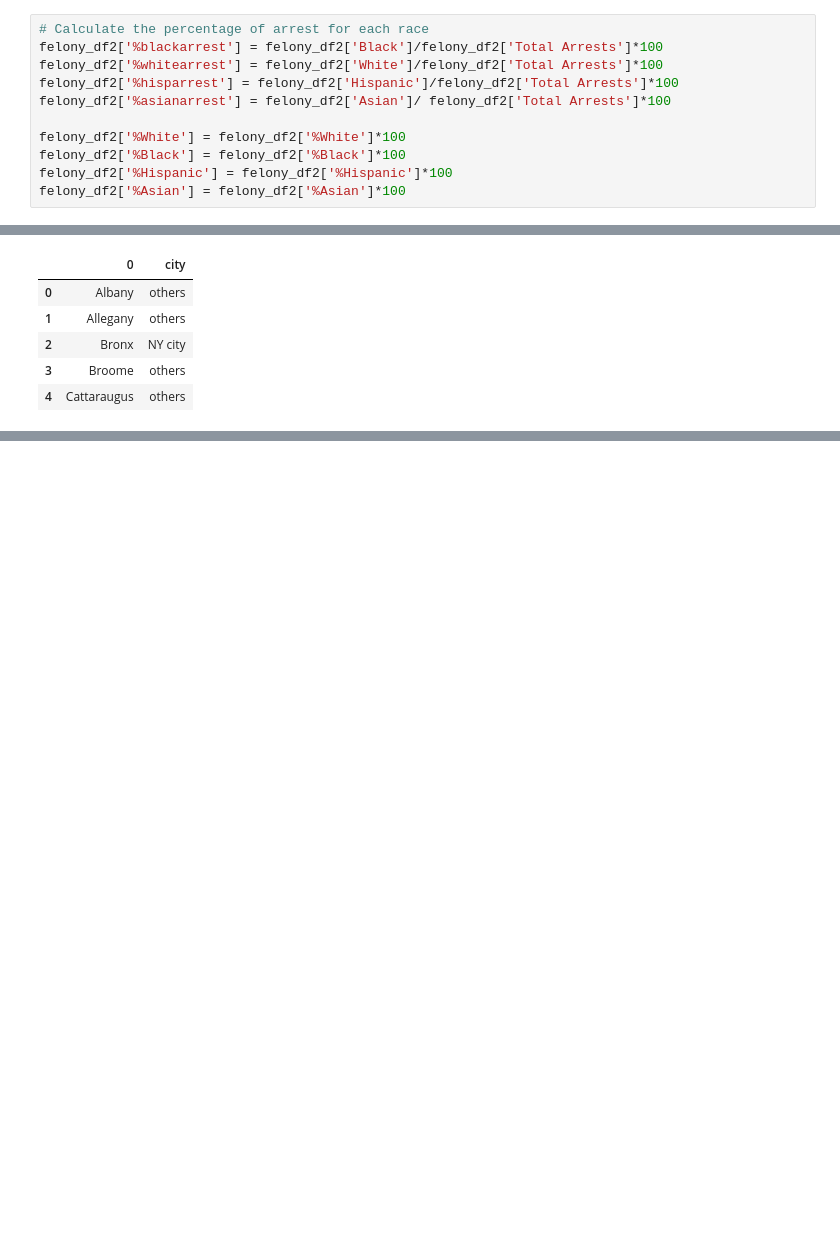
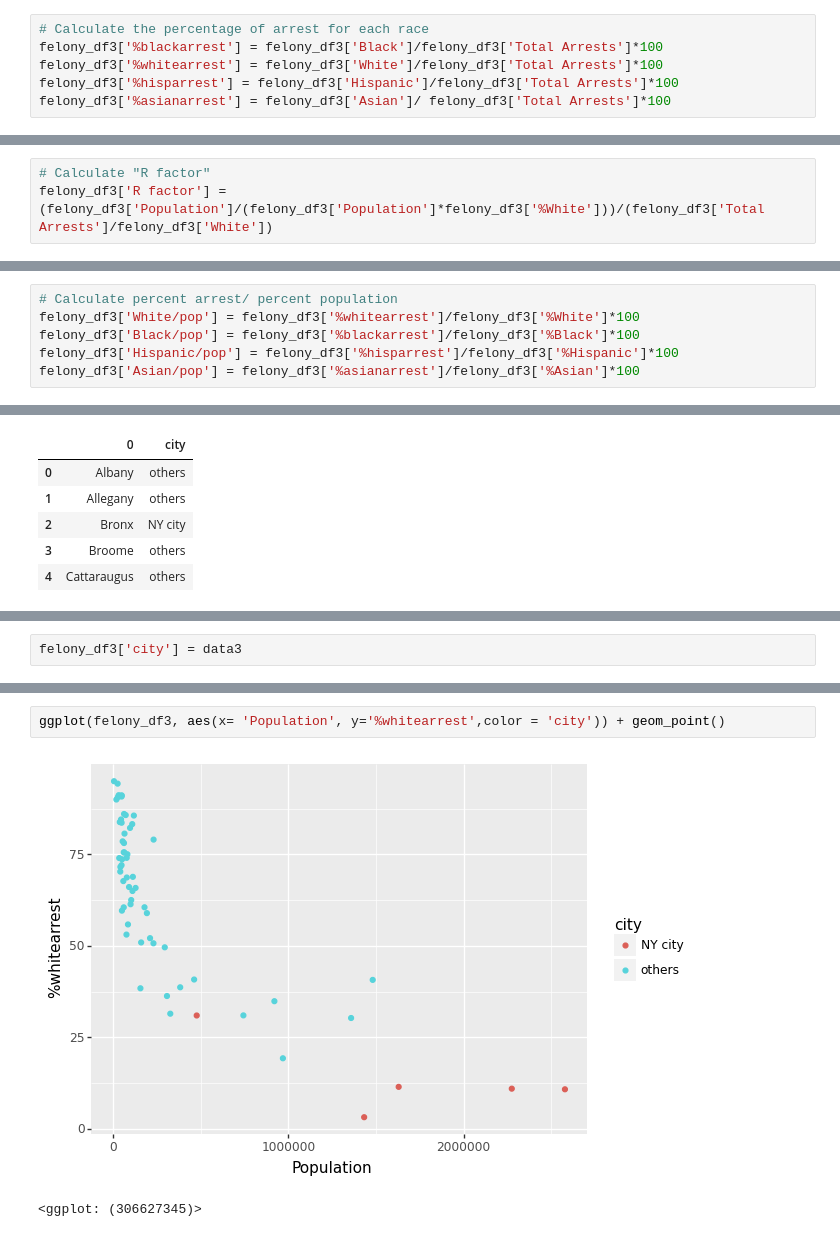
Before and after one commit to maayaikeda/newyork_crime, a Jupyter notebook: New_york_crime.ipynb, the cells around one changed output, grey strips where cells are left out. Saved outputs shown, nothing was run; the diff lists cells and outputs as text; blank space fills up the shorter version.

```diff
--- a/New_york_crime.ipynb
+++ b/New_york_crime.ipynb
@@ -616,11 +641,6 @@ felony_df2.head()
 # %%
 # Calculate the percentage of arrest for each race
-felony_df2['%blackarrest'] = felony_df2['Black']/felony_df2['Total Arrests']*100
-felony_df2['%whitearrest'] = felony_df2['White']/felony_df2['Total Arrests']*100
-felony_df2['%hisparrest'] = felony_df2['Hispanic']/felony_df2['Total Arrests']*100
-felony_df2['%asianarrest'] = felony_df2['Asian']/ felony_df2['Total Arrests']*100
-
-felony_df2['%White'] = felony_df2['%White']*100
-felony_df2['%Black'] = felony_df2['%Black']*100
-felony_df2['%Hispanic'] = felony_df2['%Hispanic']*100
-felony_df2['%Asian'] = felony_df2['%Asian']*100
+felony_df3['%blackarrest'] = felony_df3['Black']/felony_df3['Total Arrests']*100
+felony_df3['%whitearrest'] = felony_df3['White']/felony_df3['Total Arrests']*100
+felony_df3['%hisparrest'] = felony_df3['Hispanic']/felony_df3['Total Arrests']*100
+felony_df3['%asianarrest'] = felony_df3['Asian']/ felony_df3['Total Arrests']*100
@@ -642,0 +723,3 @@ felony_df2['Population'] = felony_df2['Population'].astype('int64')
+# %%
+# Calculate "R factor"
+felony_df3['R factor'] = (felony_df3['Population']/(felony_df3['Population']*felony_df3['%White']))/(felony_df3['Total Arrests']/felony_df3['White'])
@@ -642,0 +735,6 @@ felony_df2['Population'] = felony_df2['Population'].astype('int64')
+# %%
+# Calculate percent arrest/ percent population
+felony_df3['White/pop'] = felony_df3['%whitearrest']/felony_df3['%White']*100
+felony_df3['Black/pop'] = felony_df3['%blackarrest']/felony_df3['%Black']*100
+felony_df3['Hispanic/pop'] = felony_df3['%hisparrest']/felony_df3['%Hispanic']*100
+felony_df3['Asian/pop'] = felony_df3['%asianarrest']/felony_df3['%Asian']*100
@@ -684,0 +773,2 @@ felony_df2.plot(kind='scatter', x='Population', y='%asianarrest')
+# %%
+felony_df3['city'] = data3
@@ -684,0 +785,5 @@ felony_df2.plot(kind='scatter', x='Population', y='%asianarrest')
+# %%
+ggplot(felony_df3, aes(x= 'Population', y='%whitearrest',color = 'city')) + geom_point()
+# %% [output]
+[figure, added]
+<ggplot: (306627345)>
```
Also changed, not shown: parts of 130 cells of this notebook.
